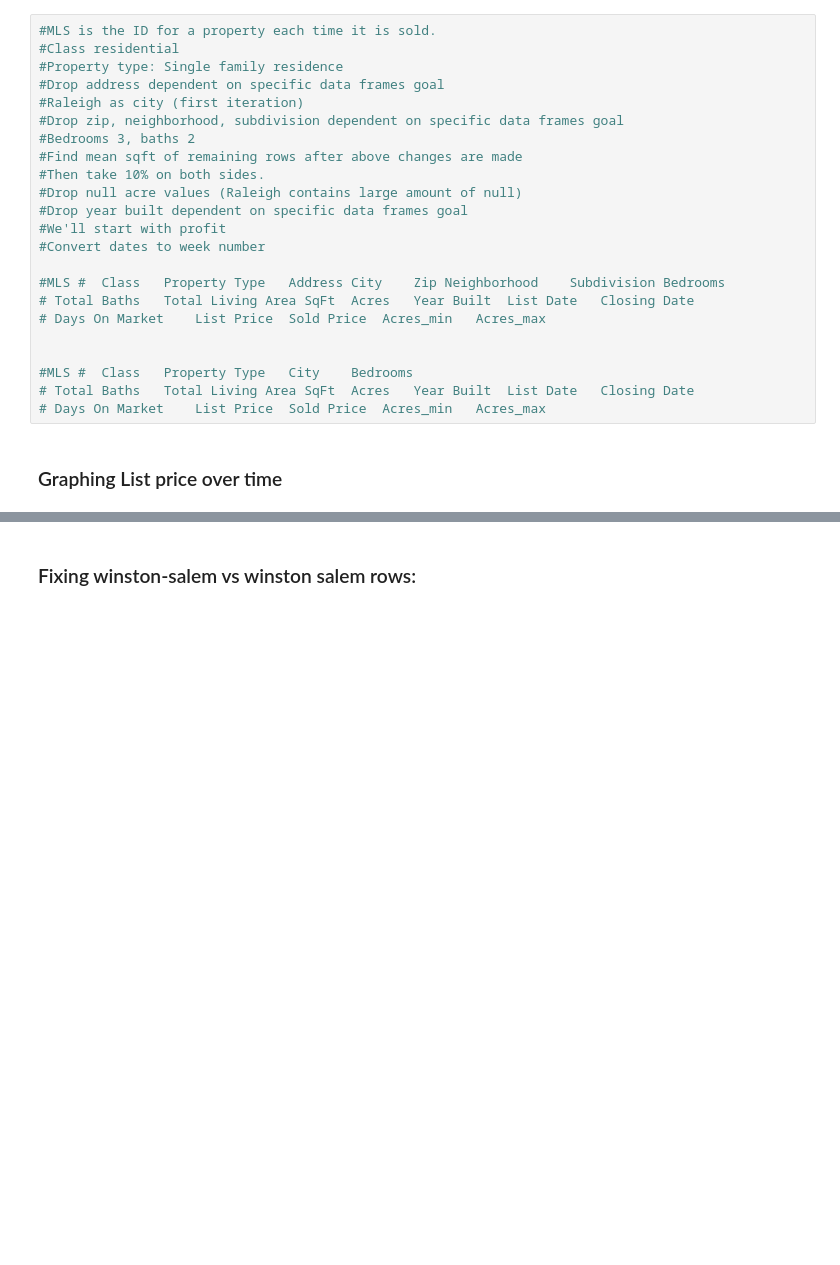
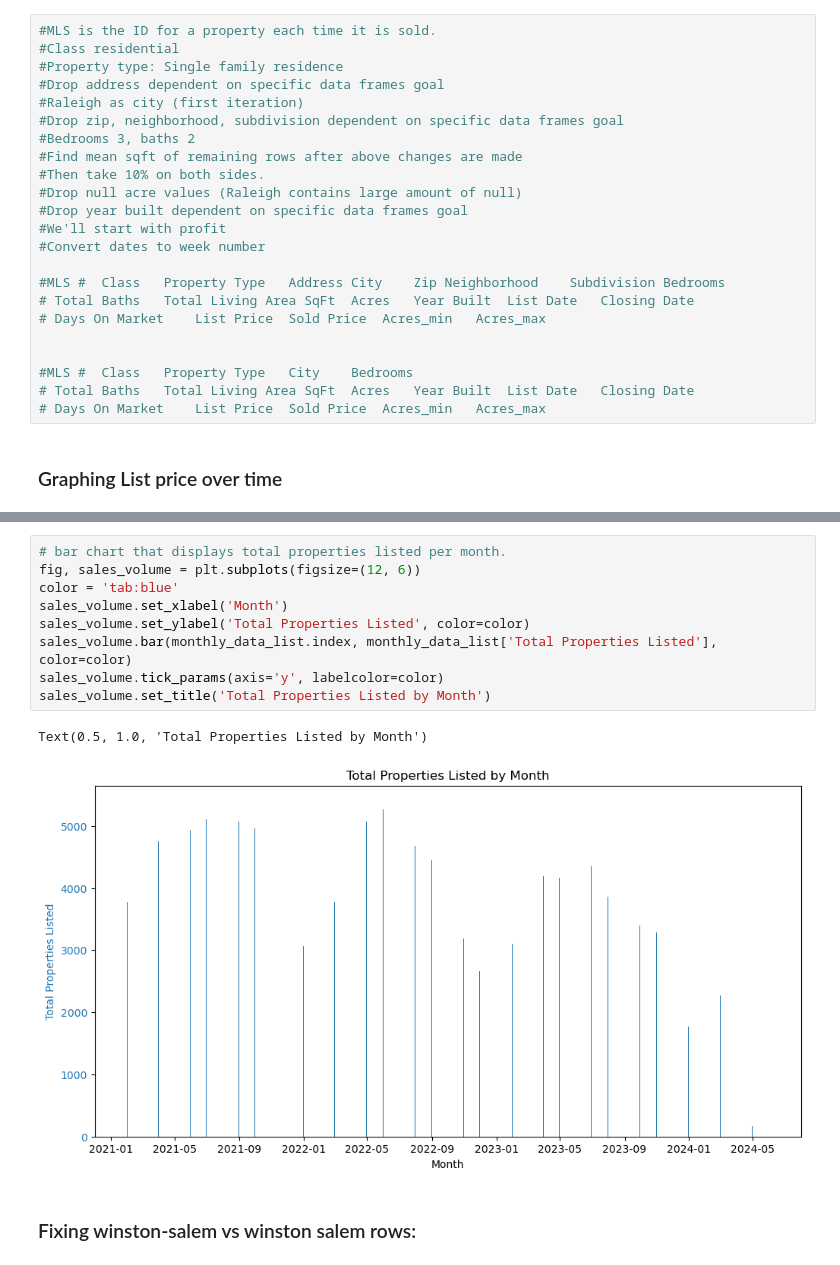
Before and after one commit to atulbachhav22/Real-Estate-Analysis-Project, a Jupyter notebook: real-estate-analysis_updated.ipynb, the cells around one changed output, grey strips where cells are left out. Cells and saved outputs as stored; diff of their text form; blank space fills up the shorter version.

```diff
--- a/real-estate-analysis_updated.ipynb
+++ b/real-estate-analysis_updated.ipynb
@@ -458,3 +460,15 @@ List Date
+# %%
+# bar chart that displays total properties listed per month.
+fig, sales_volume = plt.subplots(figsize=(12, 6))
+color = 'tab:blue'
+sales_volume.set_xlabel('Month')
+sales_volume.set_ylabel('Total Properties Listed', color=color)
+sales_volume.bar(monthly_data_list.index, monthly_data_list['Total Properties Listed'], color=color)
+sales_volume.tick_params(axis='y', labelcolor=color)
+sales_volume.set_title('Total Properties Listed by Month')
+# %% [output]
+Text(0.5, 1.0, 'Total Properties Listed by Month')
+[figure, added]
 # %% [markdown]
 ### Fixing winston-salem vs winston salem rows:
 # %%
```
Also changed, not shown: parts of 2 cells of this notebook.
